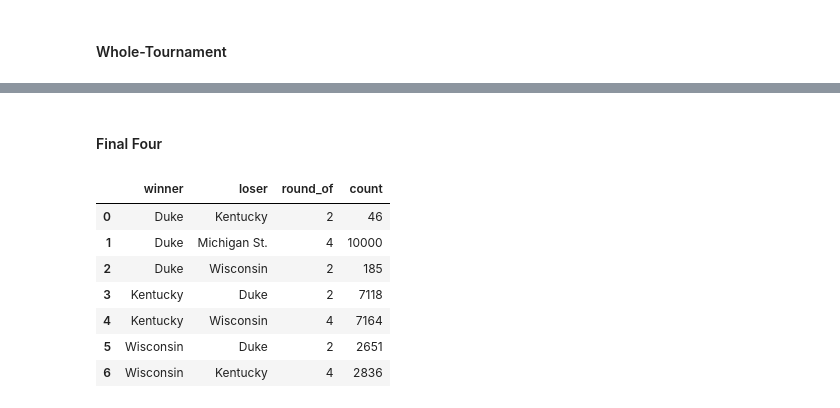
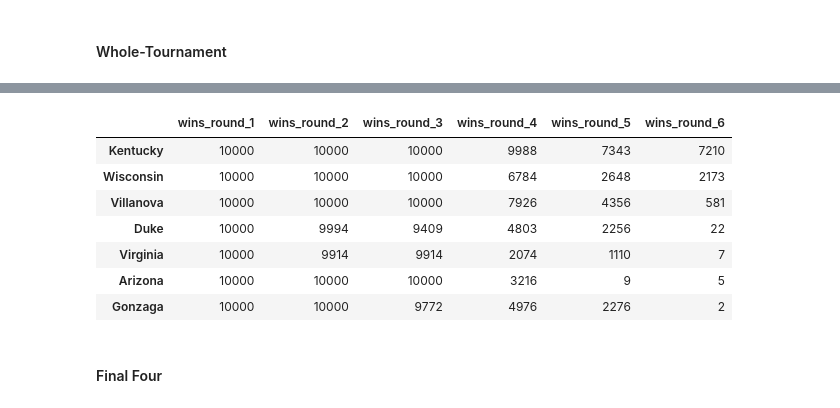
Before and after one commit to micahlanier/bayesket-ball, a Jupyter notebook: src/model/tournament_simulations.ipynb, the cells around one changed output, grey strips where cells are left out. Drawn from its saved outputs; the diff is of its cells as text; code cells hidden in the pictures.

```diff
--- a/src/model/tournament_simulations.ipynb
+++ b/src/model/tournament_simulations.ipynb
@@ -100,3 +94,14 @@ tournament_outcomes
+# %%
+slice_tournament_outcomes.sort('wins_round_6', ascending=False).head(n=7)
+# %% [output]
+|  | wins_round_1 | wins_round_2 | wins_round_3 | wins_round_4 | wins_round_5 | wins_round_6 |
+| Kentucky | 10000 | 10000 | 10000 | 9988 | 7343 | 7210 |
+| Wisconsin | 10000 | 10000 | 10000 | 6784 | 2648 | 2173 |
+| Villanova | 10000 | 10000 | 10000 | 7926 | 4356 | 581 |
+| Duke | 10000 | 9994 | 9409 | 4803 | 2256 | 22 |
+| Virginia | 10000 | 9914 | 9914 | 2074 | 1110 | 7 |
+| Arizona | 10000 | 10000 | 10000 | 3216 | 9 | 5 |
+| Gonzaga | 10000 | 10000 | 9772 | 4976 | 2276 | 2 |
 # %% [markdown]
 #### Final Four
 # %%
@@ -105,11 +109,0 @@ final_four_matchups, final_four_outcomes = game_predictions.simulate_tournament(
-# %%
-final_four_matchups
-# %% [output]
-|  | winner | loser | round_of | count |
-| 0 | Duke | Kentucky | 2 | 46 |
-| 1 | Duke | Michigan St. | 4 | 10000 |
-| 2 | Duke | Wisconsin | 2 | 185 |
-| 3 | Kentucky | Duke | 2 | 7118 |
-| 4 | Kentucky | Wisconsin | 4 | 7164 |
-| 5 | Wisconsin | Duke | 2 | 2651 |
-| 6 | Wisconsin | Kentucky | 4 | 2836 |
```
Also changed, not shown: parts of 23 cells of this notebook, 1 other file.
